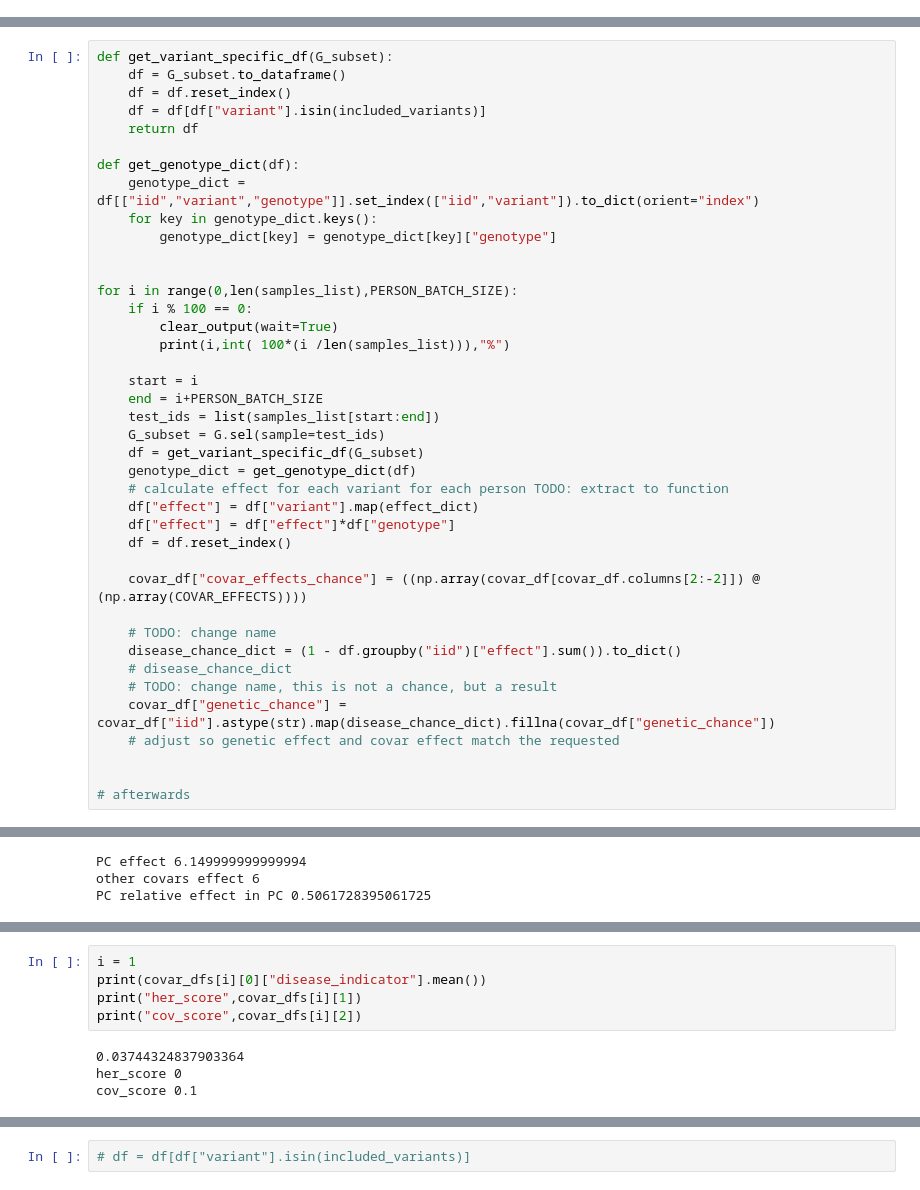
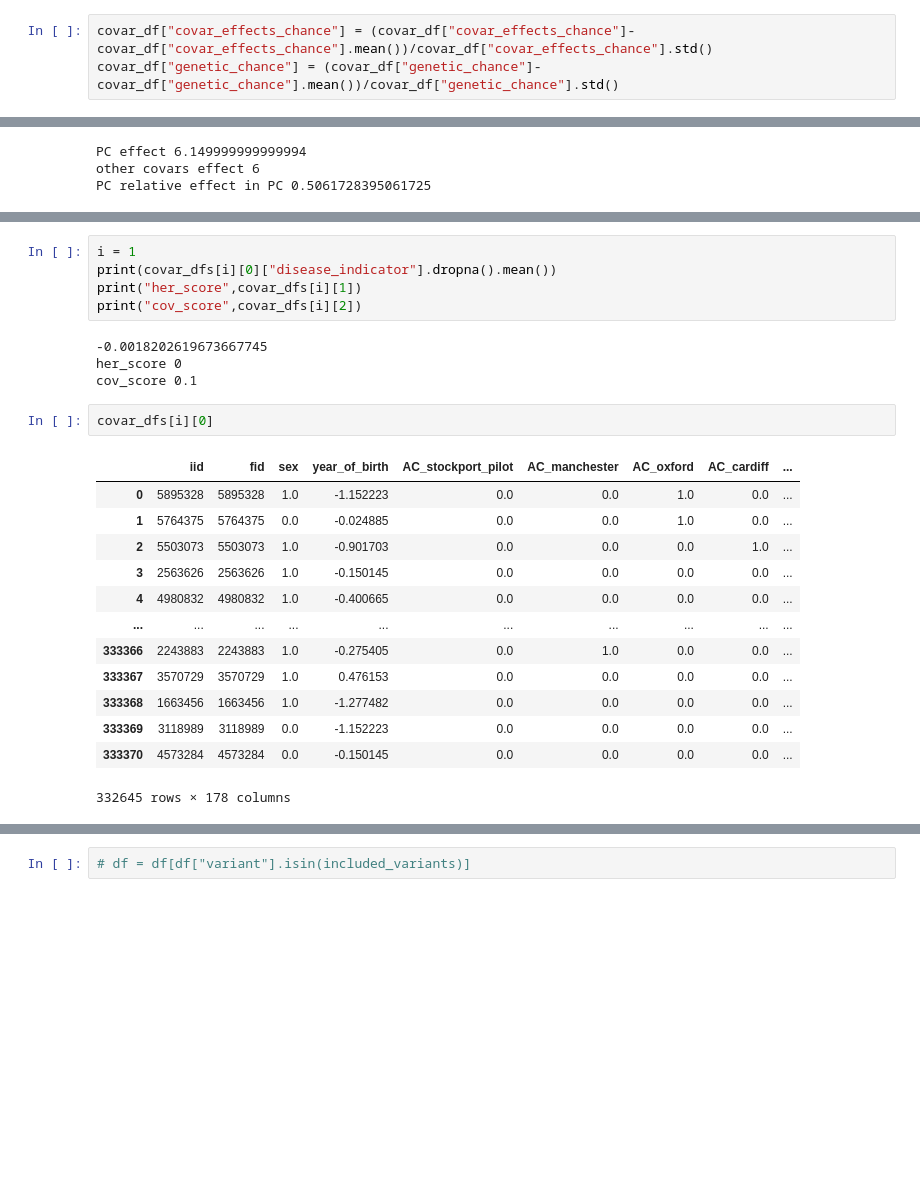
Before and after one commit to RoeiZucker/jupyter_backup, a Jupyter notebook: Covariate_tests/GWAS_simulations.ipynb, the cells around one changed output, grey strips where cells are left out. Drawn from its saved outputs; the diff is of its cells as text; blank space fills up the shorter version.

Commit message:
covariats working with new genomics file

```diff
--- a/Covariate_tests/GWAS_simulations.ipynb
+++ b/Covariate_tests/GWAS_simulations.ipynb
@@ -153,0 +293,3 @@ print(G_subset.shape)
+# %%
+covar_df["covar_effects_chance"] = (covar_df["covar_effects_chance"]-covar_df["covar_effects_chance"].mean())/covar_df["covar_effects_chance"].std()
+covar_df["genetic_chance"] = (covar_df["genetic_chance"]-covar_df["genetic_chance"].mean())/covar_df["genetic_chance"].std()
@@ -197,40 +299,0 @@ covar_df["genetic_chance"] = None
-# %%
-def get_variant_specific_df(G_subset):
-    df = G_subset.to_dataframe()
-    df = df.reset_index()
-    df = df[df["variant"].isin(included_variants)]
-    return df
-
-def get_genotype_dict(df):
-    genotype_dict = df[["iid","variant","genotype"]].set_index(["iid","variant"]).to_dict(orient="index")
-    for key in genotype_dict.keys():
-        genotype_dict[key] = genotype_dict[key]["genotype"]
-
-
-for i in range(0,len(samples_list),PERSON_BATCH_SIZE):
-    if i % 100 == 0:
-        clear_output(wait=True)
-        print(i,int( 100*(i /len(samples_list))),"%")
-
-    start = i
-    end = i+PERSON_BATCH_SIZE
-    test_ids = list(samples_list[start:end])
-    G_subset = G.sel(sample=test_ids)
-    df = get_variant_specific_df(G_subset)
-    genotype_dict = get_genotype_dict(df)
-    # calculate effect for each variant for each person TODO: extract to function
-    df["effect"] = df["variant"].map(effect_dict)
-    df["effect"] = df["effect"]*df["genotype"]
-    df = df.reset_index()
-
-    covar_df["covar_effects_chance"] = ((np.array(covar_df[covar_df.columns[2:-2]]) @ (np.array(COVAR_EFFECTS))))
-
-    # TODO: change name
-    disease_chance_dict = (1 - df.groupby("iid")["effect"].sum()).to_dict()
-    # disease_chance_dict
-    # TODO: change name, this is not a chance, but a result
-    covar_df["genetic_chance"] = covar_df["iid"].astype(str).map(disease_chance_dict).fillna(covar_df["genetic_chance"])
-    # adjust so genetic effect and covar effect match the requested
-
-
-# afterwards
@@ -343,13 +404,29 @@ for her_score in HERETABILITY_SCORES:
 0.7 0.7
 # %%
 i = 1
-print(covar_dfs[i][0]["disease_indicator"].mean())
+print(covar_dfs[i][0]["disease_indicator"].dropna().mean())
 print("her_score",covar_dfs[i][1])
 print("cov_score",covar_dfs[i][2])
 # %% [output]
-0.03744324837903364
+-0.0018202619673667745
 her_score 0
 cov_score 0.1
+# %%
+covar_dfs[i][0]
+# %% [output]
+|  | iid | fid | sex | year_of_birth | AC_stockport_pilot | AC_manchester | AC_oxford | AC_cardiff | ... |
+| 0 | 5895328 | 5895328 | 1.0 | -1.152223 | 0.0 | 0.0 | 1.0 | 0.0 | ... |
+| 1 | 5764375 | 5764375 | 0.0 | -0.024885 | 0.0 | 0.0 | 1.0 | 0.0 | ... |
+| 2 | 5503073 | 5503073 | 1.0 | -0.901703 | 0.0 | 0.0 | 0.0 | 1.0 | ... |
+| 3 | 2563626 | 2563626 | 1.0 | -0.150145 | 0.0 | 0.0 | 0.0 | 0.0 | ... |
+| 4 | 4980832 | 4980832 | 1.0 | -0.400665 | 0.0 | 0.0 | 0.0 | 0.0 | ... |
+| ... | ... | ... | ... | ... | ... | ... | ... | ... | ... |
+| 333366 | 2243883 | 2243883 | 1.0 | -0.275405 | 0.0 | 1.0 | 0.0 | 0.0 | ... |
+| 333367 | 3570729 | 3570729 | 1.0 | 0.476153 | 0.0 | 0.0 | 0.0 | 0.0 | ... |
+| 333368 | 1663456 | 1663456 | 1.0 | -1.277482 | 0.0 | 0.0 | 0.0 | 0.0 | ... |
+| 333369 | 3118989 | 3118989 | 0.0 | -1.152223 | 0.0 | 0.0 | 0.0 | 0.0 | ... |
+| 333370 | 4573284 | 4573284 | 0.0 | -0.150145 | 0.0 | 0.0 | 0.0 | 0.0 | ... |
+332645 rows × 178 columns
 # %%
 variant_dict = {}
 
```
Also changed, not shown: parts of 69 cells of this notebook, 5 other files.
